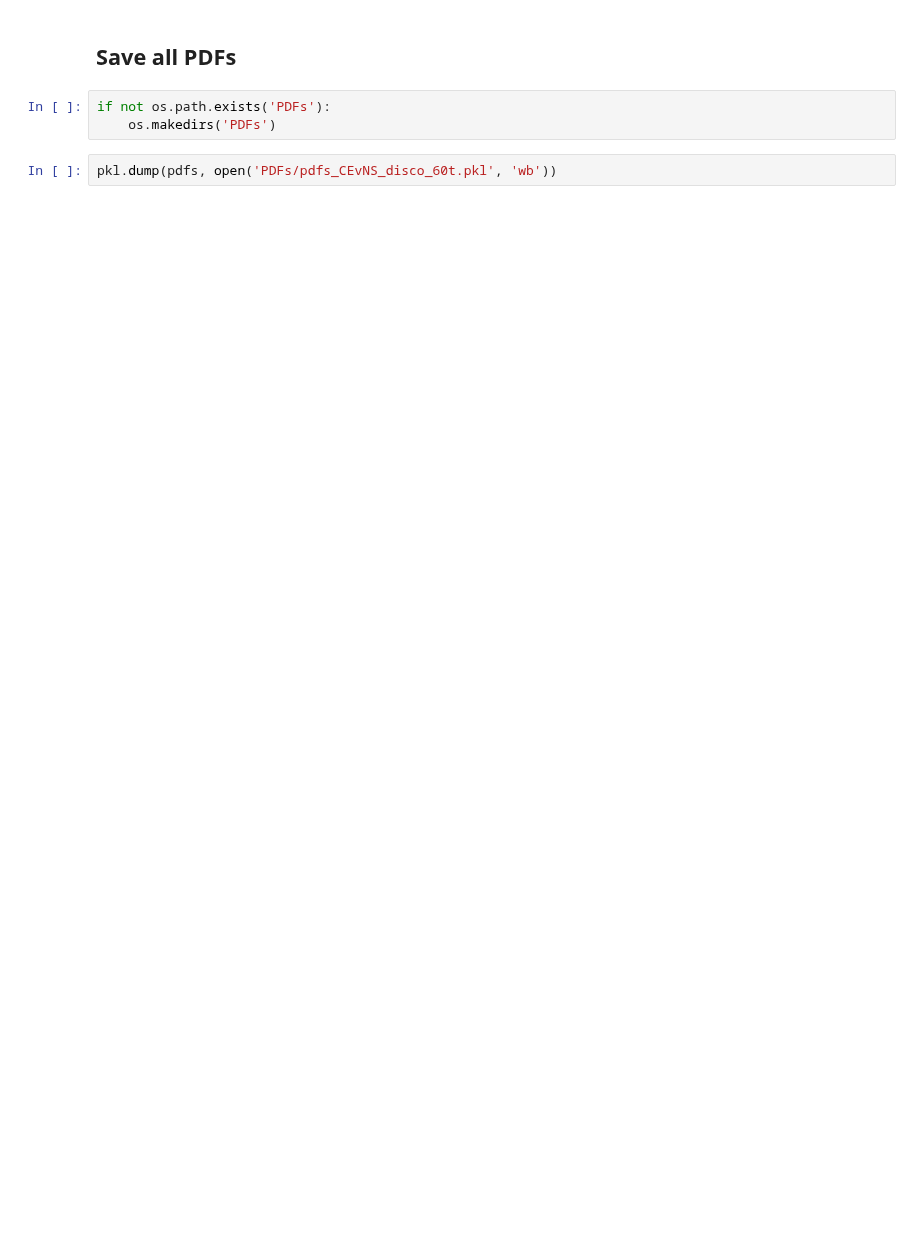
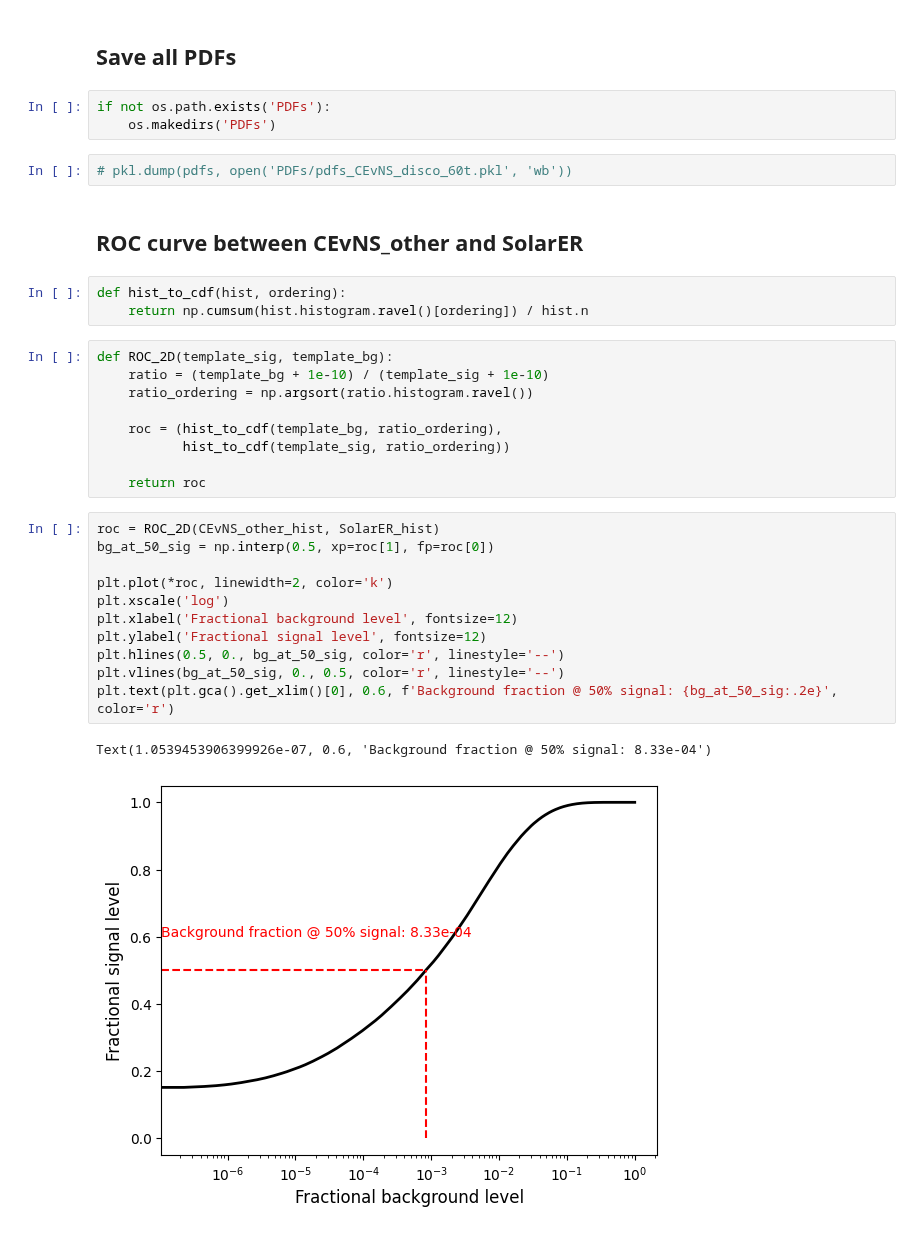
Before and after one commit to robertsjames/FlameFitSimple, a Jupyter notebook: analyses/CEvNS_discovery/XLZD_generate_templates.ipynb, the cells around one changed output. Drawn from its saved outputs; the diff is of its cells as text; blank space fills up the shorter version.

```diff
--- a/analyses/CEvNS_discovery/XLZD_generate_templates.ipynb
+++ b/analyses/CEvNS_discovery/XLZD_generate_templates.ipynb
@@ -78,4 +77,32 @@ print(CEvNS_other_mu)
 if not os.path.exists('PDFs'):
     os.makedirs('PDFs')
 # %%
-pkl.dump(pdfs, open('PDFs/pdfs_CEvNS_disco_60t.pkl', 'wb'))
+# pkl.dump(pdfs, open('PDFs/pdfs_CEvNS_disco_60t.pkl', 'wb'))
+# %% [markdown]
+## ROC curve between CEvNS_other and SolarER
+# %%
+def hist_to_cdf(hist, ordering):
+    return np.cumsum(hist.histogram.ravel()[ordering]) / hist.n
+# %%
+def ROC_2D(template_sig, template_bg):
+    ratio = (template_bg + 1e-10) / (template_sig + 1e-10)
+    ratio_ordering = np.argsort(ratio.histogram.ravel())
+
+    roc = (hist_to_cdf(template_bg, ratio_ordering),
+           hist_to_cdf(template_sig, ratio_ordering))
+
+    return roc
+# %%
+roc = ROC_2D(CEvNS_other_hist, SolarER_hist)
+bg_at_50_sig = np.interp(0.5, xp=roc[1], fp=roc[0])
+
+plt.plot(*roc, linewidth=2, color='k')
+plt.xscale('log')
+plt.xlabel('Fractional background level', fontsize=12)
+plt.ylabel('Fractional signal level', fontsize=12)
+plt.hlines(0.5, 0., bg_at_50_sig, color='r', linestyle='--')
+plt.vlines(bg_at_50_sig, 0., 0.5, color='r', linestyle='--')
+plt.text(plt.gca().get_xlim()[0], 0.6, f'Background fraction @ 50% signal: {bg_at_50_sig:.2e}', color='r')
+# %% [output]
+Text(1.0539453906399926e-07, 0.6, 'Background fraction @ 50% signal: 8.33e-04')
+[figure, added]
```
Also changed, not shown: parts of 5 cells of this notebook, 1 other file.
